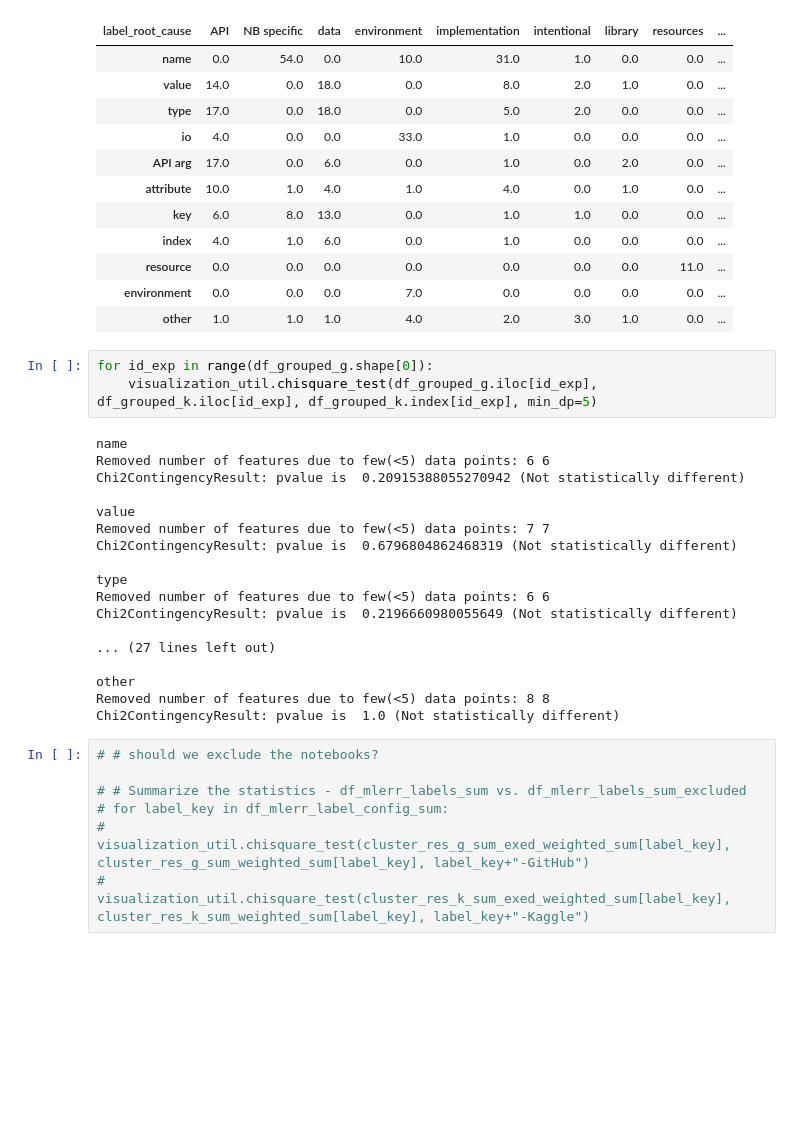
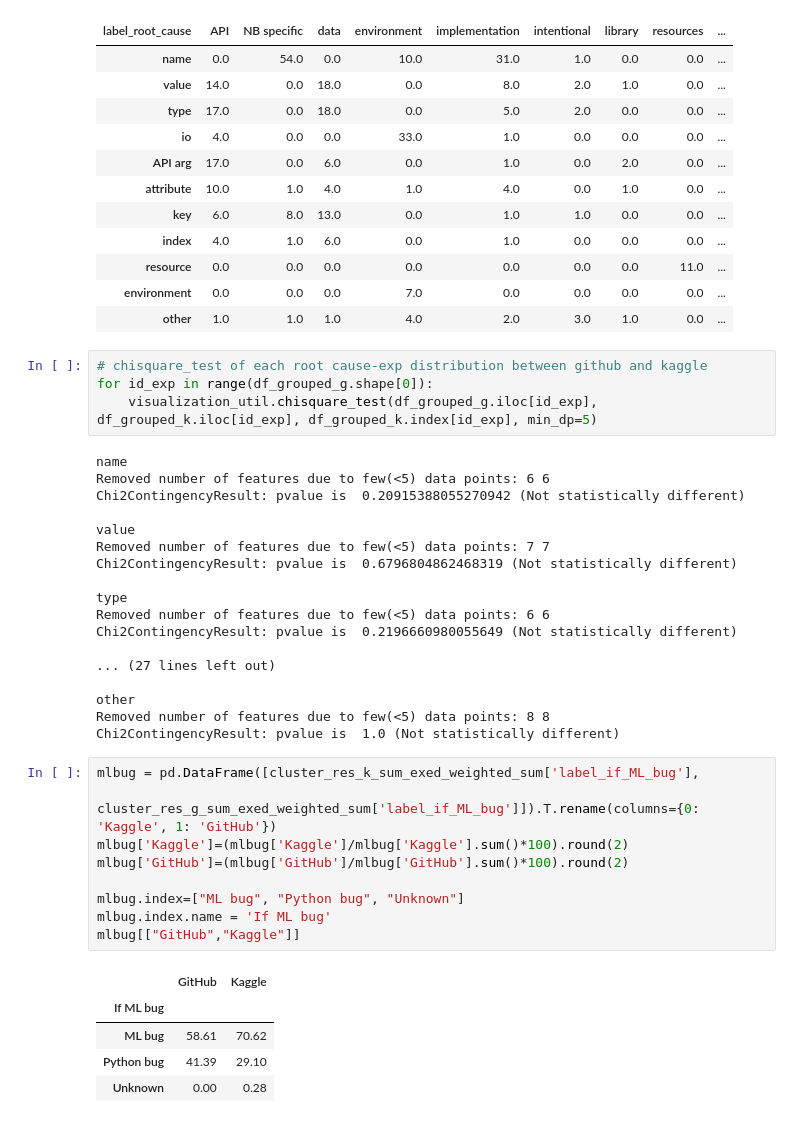
Before and after one commit to PELAB-LiU/jupyter_nbs_empirical, a Jupyter notebook: notebook_error_analysis-manual_labels_chisquaretest.ipynb, the cells around one changed output. Drawn from its saved outputs; the diff is of its cells as text; blank space fills up the shorter version.

Commit message:
statistic test for mlbugs

```diff
--- a/notebook_error_analysis-manual_labels_chisquaretest.ipynb
+++ b/notebook_error_analysis-manual_labels_chisquaretest.ipynb
@@ -193,6 +193,7 @@ display(df_grouped_k)
 | environment | 0.0 | 0.0 | 0.0 | 7.0 | 0.0 | 0.0 | 0.0 | 0.0 | ... |
 | other | 1.0 | 1.0 | 1.0 | 4.0 | 2.0 | 3.0 | 1.0 | 0.0 | ... |
 # %%
+# chisquare_test of each root cause-exp distribution between github and kaggle
 for id_exp in range(df_grouped_g.shape[0]):
     visualization_util.chisquare_test(df_grouped_g.iloc[id_exp], df_grouped_k.iloc[id_exp], df_grouped_k.index[id_exp], min_dp=5)
 # %% [output]
@@ -214,9 +215,17 @@ other
 Removed number of features due to few(<5) data points: 8 8
 Chi2ContingencyResult: pvalue is  1.0 (Not statistically different)
 # %%
-# # should we exclude the notebooks?
+mlbug = pd.DataFrame([cluster_res_k_sum_exed_weighted_sum['label_if_ML_bug'],
+                   cluster_res_g_sum_exed_weighted_sum['label_if_ML_bug']]).T.rename(columns={0: 'Kaggle', 1: 'GitHub'})
+mlbug['Kaggle']=(mlbug['Kaggle']/mlbug['Kaggle'].sum()*100).round(2)
+mlbug['GitHub']=(mlbug['GitHub']/mlbug['GitHub'].sum()*100).round(2)
 
-# # Summarize the statistics - df_mlerr_labels_sum vs. df_mlerr_labels_sum_excluded
-# for label_key in df_mlerr_label_config_sum:
-#     visualization_util.chisquare_test(cluster_res_g_sum_exed_weighted_sum[label_key], cluster_res_g_sum_weighted_sum[label_key], label_key+"-GitHub")
-#     visualization_util.chisquare_test(cluster_res_k_sum_exed_weighted_sum[label_key], cluster_res_k_sum_weighted_sum[label_key], label_key+"-Kaggle")
+mlbug.index=["ML bug", "Python bug", "Unknown"]
+mlbug.index.name = 'If ML bug'
+mlbug[["GitHub","Kaggle"]]
+# %% [output]
+|  | GitHub | Kaggle |
+| If ML bug |  |  |
+| ML bug | 58.61 | 70.62 |
+| Python bug | 41.39 | 29.10 |
+| Unknown | 0.00 | 0.28 |
```
Also changed, not shown: parts of 3 cells of this notebook.
